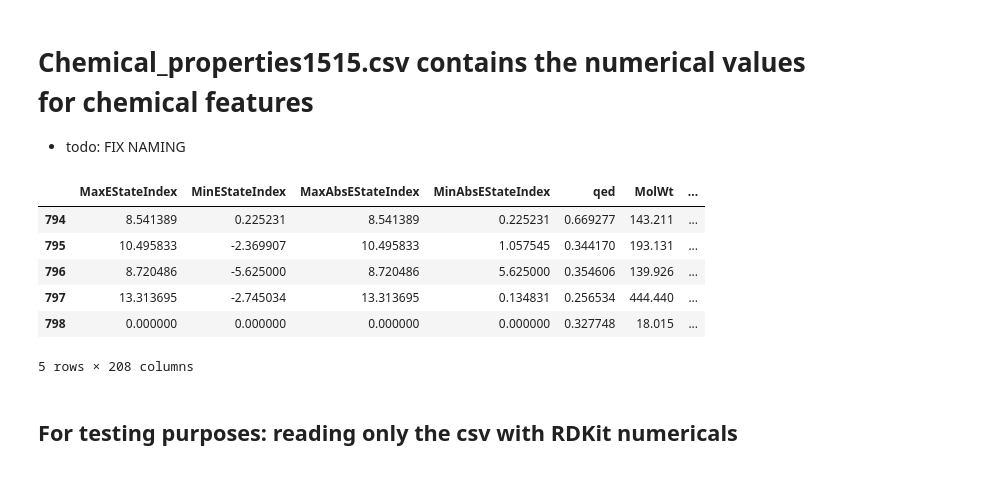
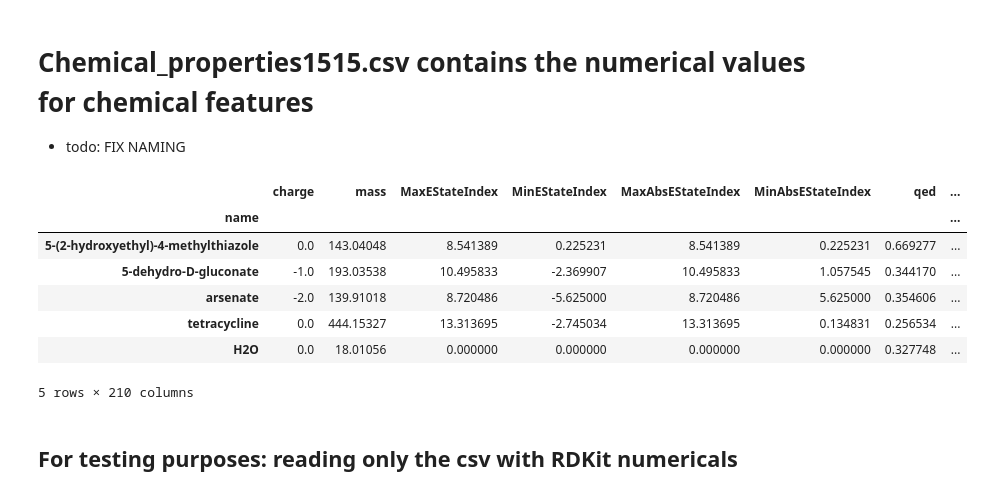
Before and after one commit to meidelien/Metabolic-network-layout-using-biochemical-coordinates, a Jupyter notebook: Notebooks/PCA.ipynb, the cells around one changed output. Drawn from its saved outputs; the diff is of its cells as text; code cells hidden in the pictures.

```diff
--- a/Notebooks/PCA.ipynb
+++ b/Notebooks/PCA.ipynb
@@ -15,14 +11,47 @@ dfPCA = pd.read_csv("PCAremoveNAN.csv")
+# %%
+dfCore = pd.read_csv('https://raw.githubusercontent.com/meidelien/Metabolic-network-layout-using-biochemical-coordinates/main/data/Chemical_descriptors.csv', usecols=[2,5,6] + list(range(10,218)), index_col=0)
+# df1515 = pd.read_csv("Chemical_properties1515.csv")
+df1515 = pd.read_csv("https://raw.githubusercontent.com/meidelien/Metabolic-network-layout-using-biochemical-coordinates/main/data/Chemical_descriptors1515.csv", usecols=[2,5,6] + list(range (10,218)), index_col=0)
+# %%
+import numpy as np
+
+# df1515.replace(np.nan, 0) # fml
+
+df1515["BCUT2D_MWHI"] = df1515["BCUT2D_MWHI"].replace(np.nan, 0)
+
+df1515["BCUT2D_MWLOW"] = df1515["BCUT2D_MWLOW"].replace(np.nan, 0)
+
+df1515["BCUT2D_CHGHI"] = df1515["BCUT2D_CHGHI"].replace(np.nan, 0)
+
+df1515["BCUT2D_LOGPHI"] = df1515["BCUT2D_LOGPHI"].replace(np.nan, 0)
+
+df1515["BCUT2D_LOGPLOW"] = df1515["BCUT2D_LOGPLOW"].replace(np.nan, 0)
+
+df1515["BCUT2D_CHGLO"] = df1515["BCUT2D_CHGLO"].replace(np.nan, 0)
+
+df1515["BCUT2D_MRHI"] = df1515["BCUT2D_MRHI"].replace(np.nan, 0)
+
+df1515["BCUT2D_MRLOW"] = df1515["BCUT2D_MRLOW"].replace(np.nan, 0)
+
+df1515["MaxPartialCharge"] = df1515["MaxPartialCharge"].replace(np.nan, 0)
+
+df1515["MinPartialCharge"] = df1515["MinPartialCharge"].replace(np.nan, 0)
+
+df1515["MaxAbsPartialCharge"] = df1515["MaxAbsPartialCharge"].replace(np.nan, 0)
+
+df1515["MinAbsPartialCharge"] = df1515["MinAbsPartialCharge"].replace(np.nan, 0)
 # %%
-df.tail()
+dfCore.tail()
 df1515.tail()
 # %% [output]
-|  | MaxEStateIndex | MinEStateIndex | MaxAbsEStateIndex | MinAbsEStateIndex | qed | MolWt | ... |
-| 794 | 8.541389 | 0.225231 | 8.541389 | 0.225231 | 0.669277 | 143.211 | ... |
-| 795 | 10.495833 | -2.369907 | 10.495833 | 1.057545 | 0.344170 | 193.131 | ... |
-| 796 | 8.720486 | -5.625000 | 8.720486 | 5.625000 | 0.354606 | 139.926 | ... |
-| 797 | 13.313695 | -2.745034 | 13.313695 | 0.134831 | 0.256534 | 444.440 | ... |
-| 798 | 0.000000 | 0.000000 | 0.000000 | 0.000000 | 0.327748 | 18.015 | ... |
+|  | charge | mass | MaxEStateIndex | MinEStateIndex | MaxAbsEStateIndex | MinAbsEStateIndex | qed | ... |
+| name |  |  |  |  |  |  |  | ... |
+| 5-(2-hydroxyethyl)-4-methylthiazole | 0.0 | 143.04048 | 8.541389 | 0.225231 | 8.541389 | 0.225231 | 0.669277 | ... |
+| 5-dehydro-D-gluconate | -1.0 | 193.03538 | 10.495833 | -2.369907 | 10.495833 | 1.057545 | 0.344170 | ... |
+| arsenate | -2.0 | 139.91018 | 8.720486 | -5.625000 | 8.720486 | 5.625000 | 0.354606 | ... |
+| tetracycline | 0.0 | 444.15327 | 13.313695 | -2.745034 | 13.313695 | 0.134831 | 0.256534 | ... |
+| H2O | 0.0 | 18.01056 | 0.000000 | 0.000000 | 0.000000 | 0.000000 | 0.327748 | ... |
-5 rows × 208 columns
+5 rows × 210 columns
 # %% [markdown]
 ## For testing purposes: reading only the csv with RDKit numericals
 # %%
```
Also changed, not shown: parts of 18 cells of this notebook, 1 other file.
